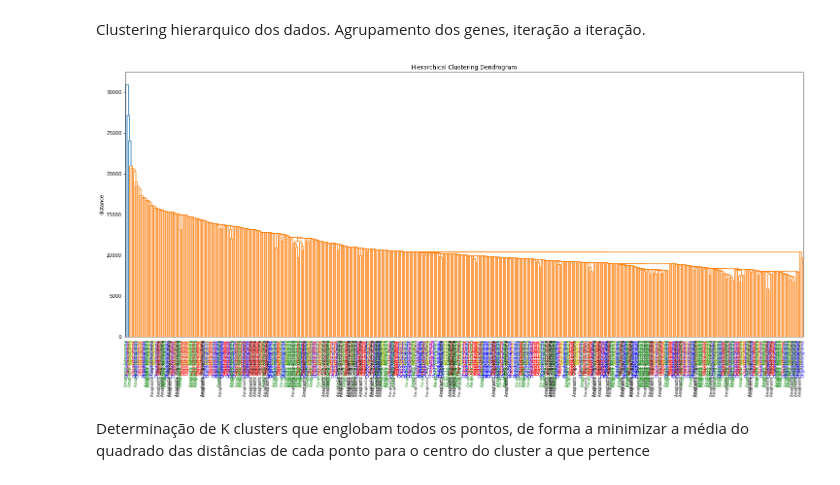
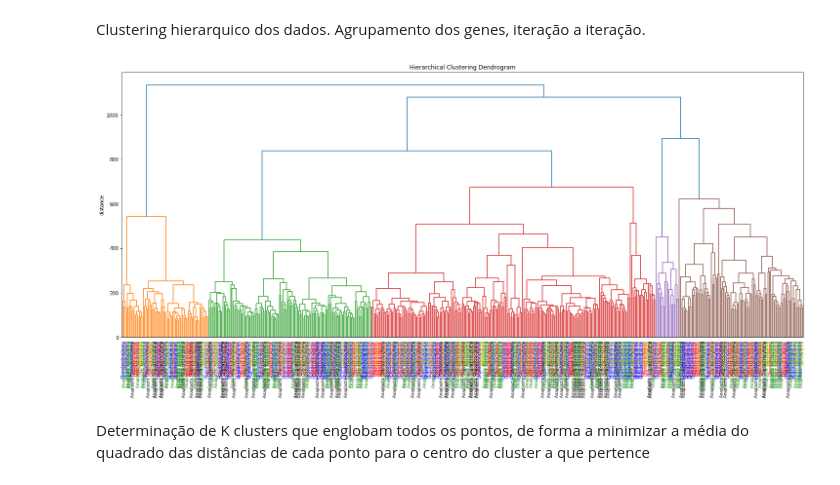
Before and after one commit to anaalexoliveira/Bioinformatica_Glioma, a Jupyter notebook: Glioma_Analysis.ipynb, the cells around one changed output. Saved outputs shown, nothing was run; the diff lists cells and outputs as text; code cells hidden in the pictures.

```diff
--- a/Glioma_Analysis.ipynb
+++ b/Glioma_Analysis.ipynb
@@ -492,36 +492,35 @@ for class_name in ['DFS_STATUS']:
 # %% [markdown]
 Clustering hierarquico dos dados. Agrupamento dos genes, iteração a iteração.
 # %%
-Z = linkage(data_scale, metric='cityblock')
+Z = linkage(data_scale, method='ward', metric='euclidean')
 new_unified_meta['labels'] = new_unified_meta['CANCER_TYPE_DETAILED']
-
 # calculate full dendrogram
 plt.figure(figsize = (25, 10))
 dendrogram(
     Z,
     labels=list(new_unified_meta['labels']),
     leaf_rotation  = 90.,  # rotates the x axis labels
     leaf_font_size = 8.,  # font size for the x axis labels
 )
 
 plt.title('Hierarchical Clustering Dendrogram')
 plt.ylabel('distance')
 
 # Assignment of colors to labels: 'r' is red, 'g' is green, etc.
 label_colors = {'Oligoastrocytoma': 'r',
                 'Anaplastic Astrocytoma': 'g',
                 'Oligodendroglioma': 'b',
                 'Anaplastic Oligoastrocytoma': 'k',
                 'Astrocytoma': 'y',
                 'Diffuse Glioma': 'm',
                }
 ax = plt.gca()
 xlbls = ax.get_xmajorticklabels()
 for lbl in xlbls:
     lbl.set_color(label_colors[lbl.get_text()])
 plt.show()
 # %% [output]
-[figure, old version]
+[figure, new version]
 # %% [markdown]
 Determinação de K clusters que englobam todos os pontos, de forma a minimizar a média do quadrado das distâncias de cada ponto para o centro do cluster a que pertence
 # %%
```
Also changed, not shown: parts of 37 cells of this notebook.
